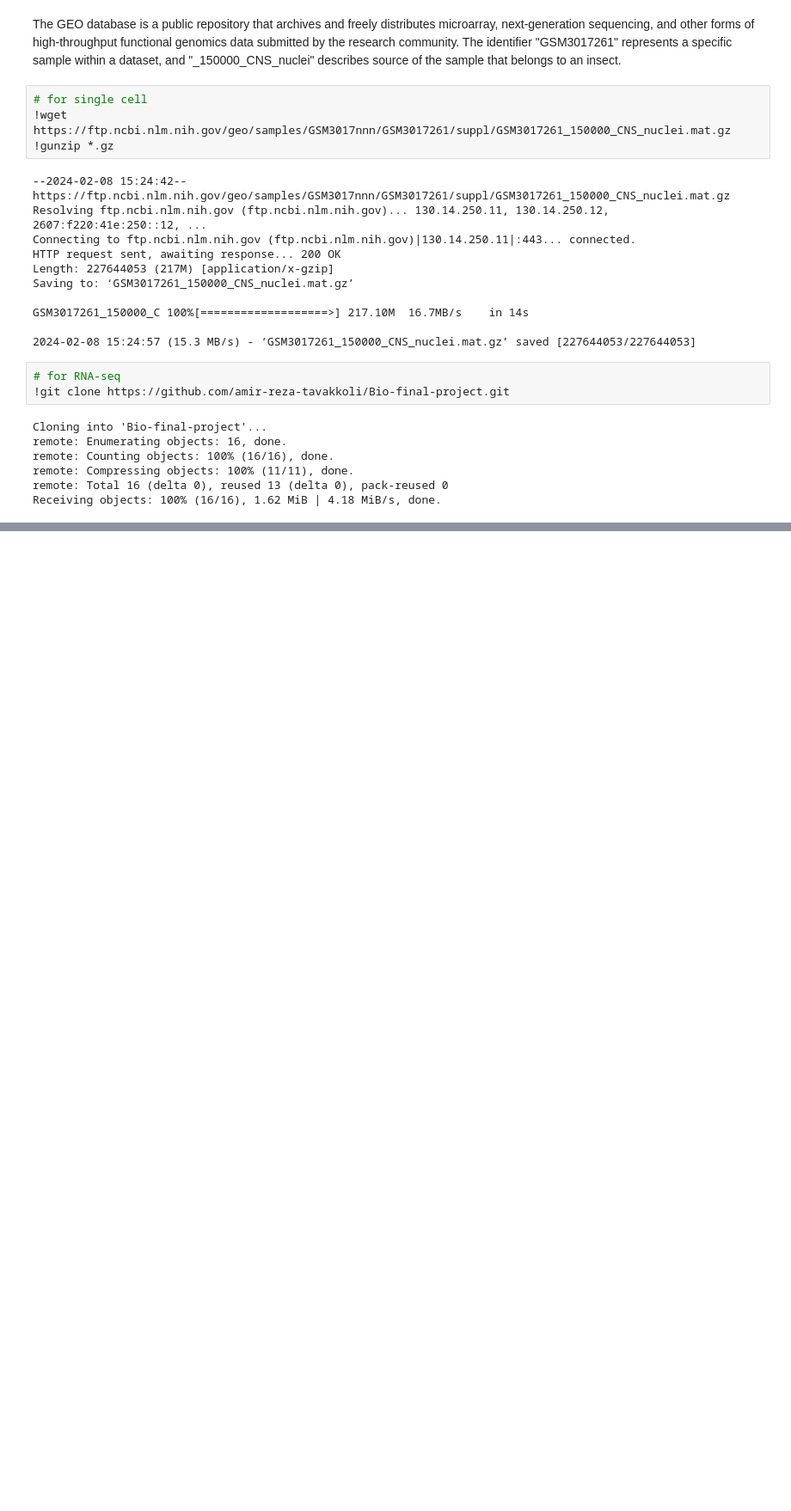
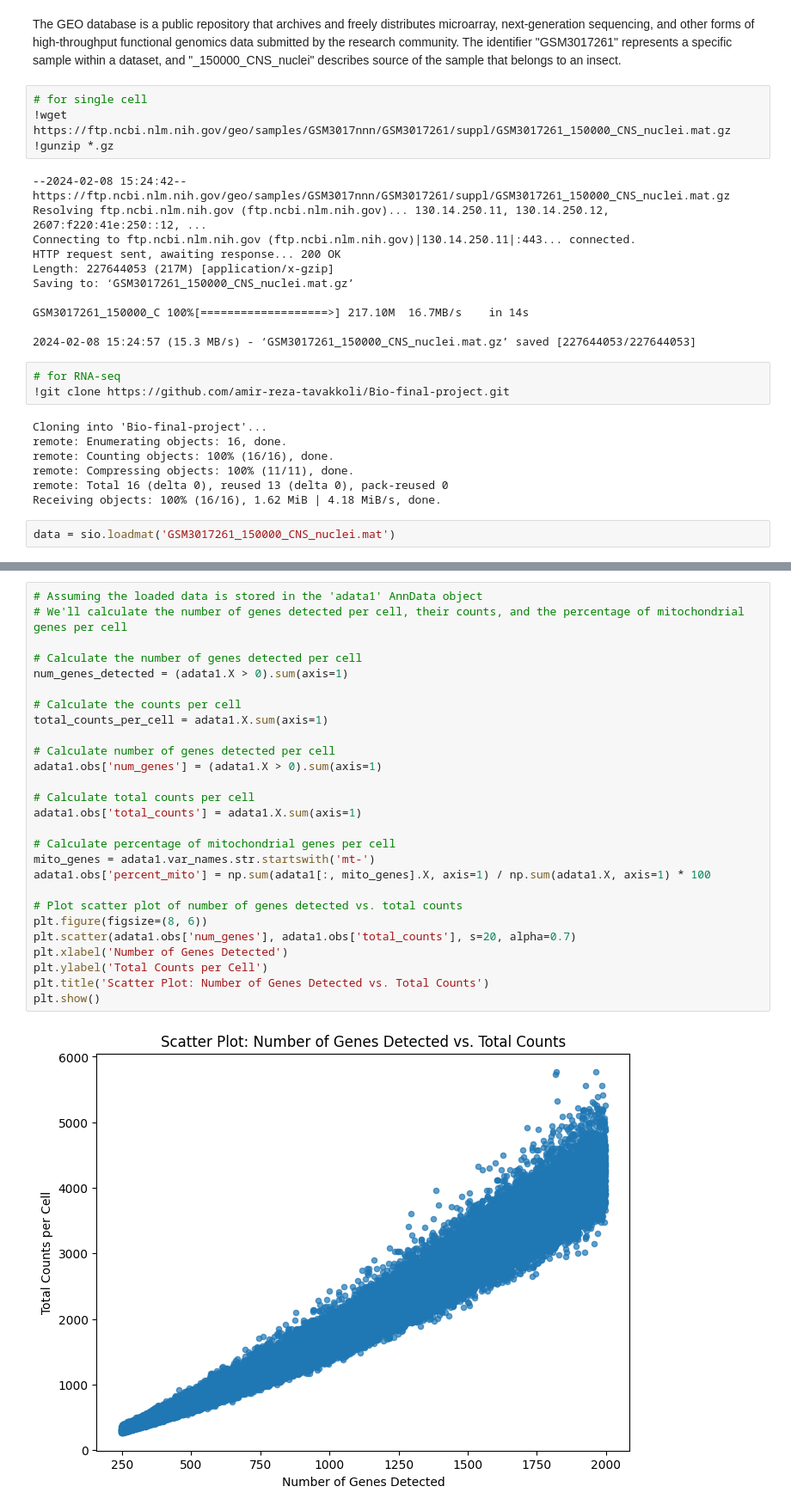
Before and after one commit to IntroductiontoBioinformaticsFall2023/intro-to-bio-sut-final-project, a Jupyter notebook: tasks/task-design-gene-ius-spotting/single-cell.ipynb, the cells around one changed output, grey strips where cells are left out. Shown at 86% size. Drawn from its saved outputs; the diff is of its cells as text; blank space fills up the shorter version.

```diff
--- a/tasks/task-design-gene-ius-spotting/single-cell.ipynb
+++ b/tasks/task-design-gene-ius-spotting/single-cell.ipynb
@@ -245,3 +245,5 @@ remote: Counting objects: 100% (16/16), done.
 remote: Compressing objects: 100% (11/11), done.
 remote: Total 16 (delta 0), reused 13 (delta 0), pack-reused 0
 Receiving objects: 100% (16/16), 1.62 MiB | 4.18 MiB/s, done.
+# %%
+data = sio.loadmat('GSM3017261_150000_CNS_nuclei.mat')
@@ -247,0 +322,29 @@ Receiving objects: 100% (16/16), 1.62 MiB | 4.18 MiB/s, done.
+# %%
+# Assuming the loaded data is stored in the 'adata1' AnnData object
+# We'll calculate the number of genes detected per cell, their counts, and the percentage of mitochondrial genes per cell
+
+# Calculate the number of genes detected per cell
+num_genes_detected = (adata1.X > 0).sum(axis=1)
+
+# Calculate the counts per cell
+total_counts_per_cell = adata1.X.sum(axis=1)
+
+# Calculate number of genes detected per cell
+adata1.obs['num_genes'] = (adata1.X > 0).sum(axis=1)
+
+# Calculate total counts per cell
+adata1.obs['total_counts'] = adata1.X.sum(axis=1)
+
+# Calculate percentage of mitochondrial genes per cell
+mito_genes = adata1.var_names.str.startswith('mt-')
+adata1.obs['percent_mito'] = np.sum(adata1[:, mito_genes].X, axis=1) / np.sum(adata1.X, axis=1) * 100
+
+# Plot scatter plot of number of genes detected vs. total counts
+plt.figure(figsize=(8, 6))
+plt.scatter(adata1.obs['num_genes'], adata1.obs['total_counts'], s=20, alpha=0.7)
+plt.xlabel('Number of Genes Detected')
+plt.ylabel('Total Counts per Cell')
+plt.title('Scatter Plot: Number of Genes Detected vs. Total Counts')
+plt.show()
+# %% [output]
+[figure, added]
```
Also changed, not shown: parts of 5 cells of this notebook.
